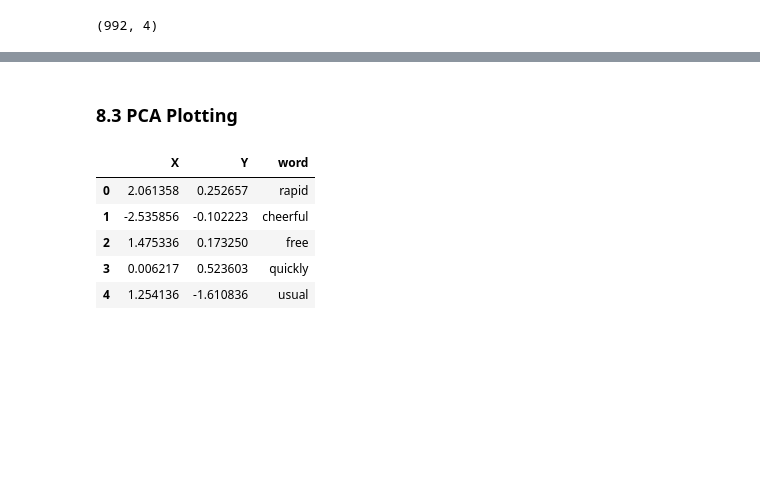
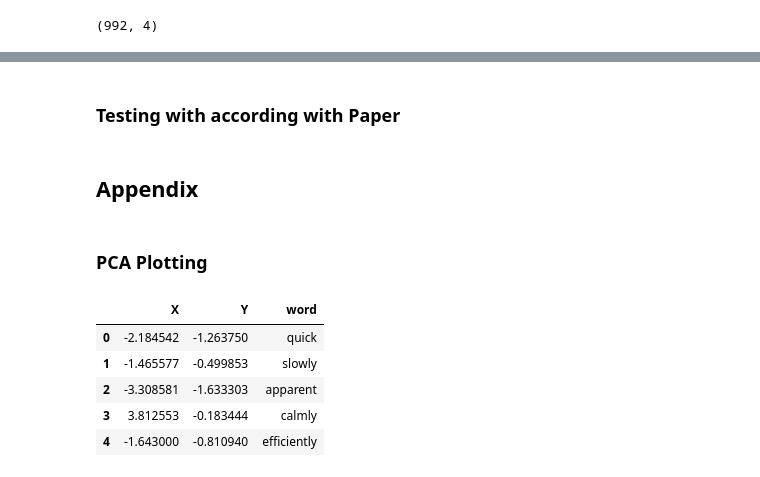
Before and after one commit to guntsvzz/DSAI-AIT, a Jupyter notebook: Course/Natural Language Understanding/Assignment/02 - GloVe.ipynb, the cells around one changed output, grey strips where cells are left out. Drawn from its saved outputs; the diff is of its cells as text; code cells hidden in the pictures; blank space fills up the shorter version.

```diff
--- a/Course/Natural Language Understanding/Assignment/02 - GloVe.ipynb
+++ b/Course/Natural Language Understanding/Assignment/02 - GloVe.ipynb
@@ -307,4 +520,0 @@ Epoch 5000 | Loss 15437.078125 | Time : 8m 47s
-# %%
-import pickle
-with open('./model/GloveModel.pkl','rb') as f:
-    model_test = pickle.load(f)
@@ -311,3 +550,17 @@ with open('./model/GloveModel.pkl','rb') as f:
+# %%
+#load model
+import pickle
+
+with open('./model/Skipgram.pkl','rb') as f:
+    model_Skipgram = pickle.load(f)
+with open('./model/CBOW.pkl','rb') as f:
+    model_CBOW = pickle.load(f)
+with open('./model/NEG.pkl','rb') as f:
+    model_NEG = pickle.load(f)
+with open('./model/GloVe.pkl','rb') as f:
+    model_GloVe = pickle.load(f)
+
+load_models = [model_Skipgram,model_CBOW,model_NEG,model_GloVe]
 # %% [markdown]
 ## 7. Plotting the embeddings
 
@@ -316,14 +569,14 @@ Is really the related studd are close to each other, and vice versa.
 The most fun part: Will 'banana' closer to 'fruit' than 'cat'?
 # %%
 #find embedding of fruit, cat
-def get_embed(word):
+def get_embed(word,model):
     try:
         index = word2index[word]
     except :
         index = word2index['<UNK>'] #unknown
     word = torch.LongTensor([index])
 
-    embed =  (model_test.embedding_center_word(word)+model_test.embedding_outside_word(word))/2
+    embed =  (model.embedding_center_word(word)+model.embedding_outside_word(word))/2
     return np.array(embed[0].detach().numpy())
     # return embed[0][0].item(),embed[0][1].item()
 # %%
@@ -507,0 +756,2 @@ testing(data[:100])
+# %% [markdown]
+### Testing with according with Paper
@@ -508,20 +762,22 @@ testing(data[:100])
+# %% [markdown]
+## Appendix
 # %% [markdown]
-### 8.3 PCA Plotting
+### PCA Plotting
 # %%
-subset = [get_embed(vocab) for vocab in vocabs]
+subset = [get_embed(vocab,model_GloVe) for vocab in vocabs_test]
 # %%
 import matplotlib.pyplot as plt
 from sklearn.decomposition import PCA
 pca = PCA(n_components=2)
 reduced = pca.fit(subset).transform(subset)
 reduced = pd.DataFrame(reduced,columns=['X','Y'])
-reduced['word'] = vocabs #adding columns
+reduced['word'] = vocabs_test #adding columns
 reduced.head()
 # %% [output]
 |  | X | Y | word |
-| 0 | 2.061358 | 0.252657 | rapid |
-| 1 | -2.535856 | -0.102223 | cheerful |
-| 2 | 1.475336 | 0.173250 | free |
-| 3 | 0.006217 | 0.523603 | quickly |
-| 4 | 1.254136 | -1.610836 | usual |
+| 0 | -2.184542 | -1.263750 | quick |
+| 1 | -1.465577 | -0.499853 | slowly |
+| 2 | -3.308581 | -1.633303 | apparent |
+| 3 | 3.812553 | -0.183444 | calmly |
+| 4 | -1.643000 | -0.810940 | efficiently |
 # %%
```
Also changed, not shown: parts of 33 cells of this notebook, 2 other files.
